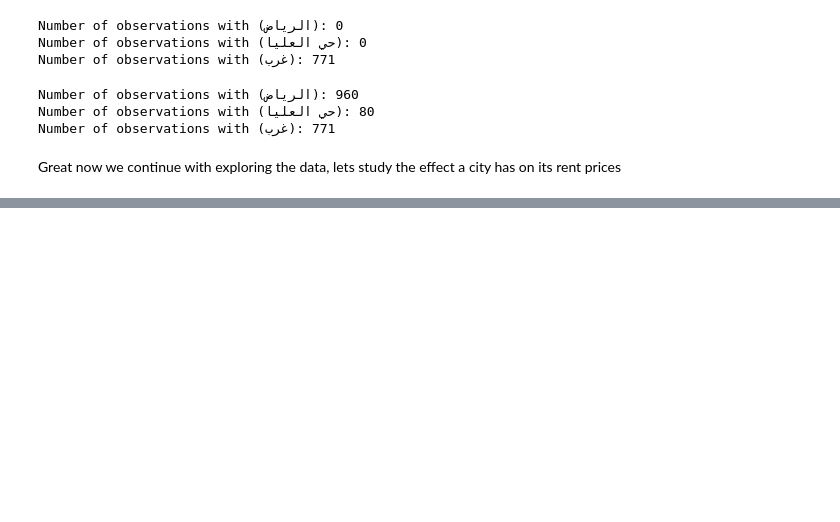
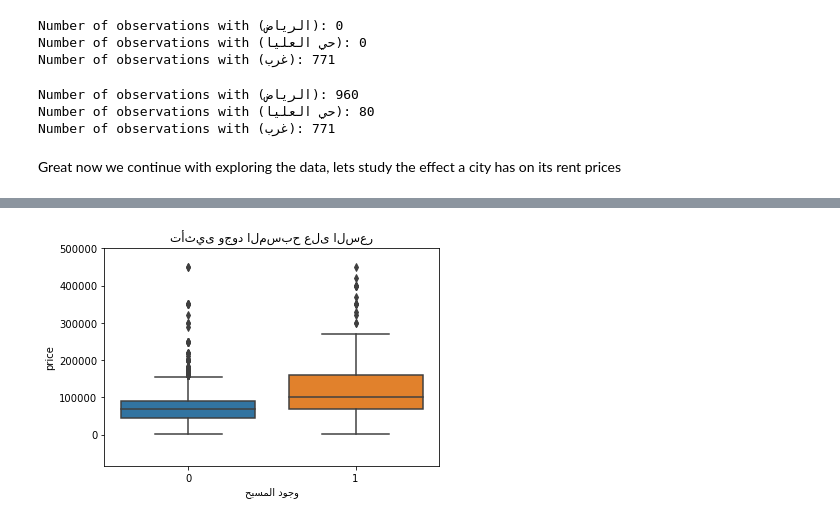
Before and after one commit to Turkinass/Aqar_Real_Estate_EDA, a Jupyter notebook: eda_raw.ipynb, the cells around one changed output, grey strips where cells are left out. Drawn from its saved outputs; the diff is of its cells as text; code cells hidden in the pictures; blank space fills up the shorter version.

Commit message:
visualize basic relationships between attributes

```diff
--- a/eda_raw.ipynb
+++ b/eda_raw.ipynb
@@ -164,0 +199,11 @@ plt.show();
+# %%
+
+plt.title("تأثيى وجود المسبح على السعر")
+plt.xlabel(plot_arabic(pd.Series(["وجود المسبح"])))
+plt.ylabel(plot_arabic(pd.Series(["السعر"])))
+sns.boxplot(x=plot_arabic(data["pool"].astype(str)),y=data["price"], data=data)
+plt.ylim(top=0.5e6)
+# plt.
+plt.show()
+# %% [output]
+[figure, added]
```
Also changed, not shown: parts of 14 cells of this notebook.
